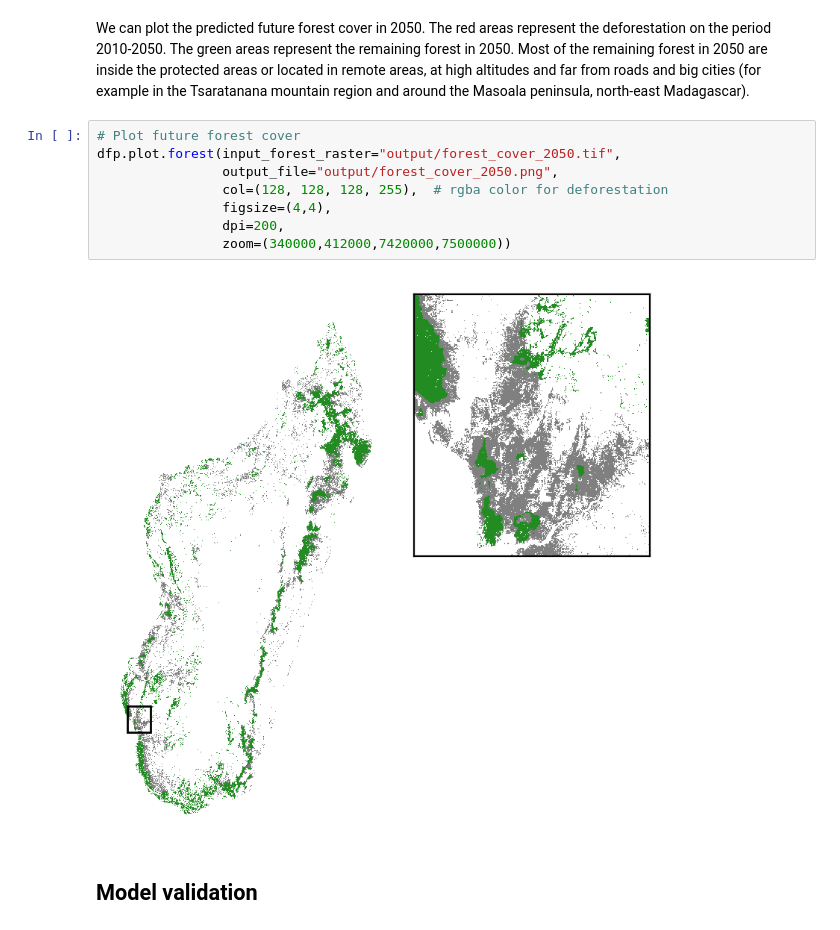
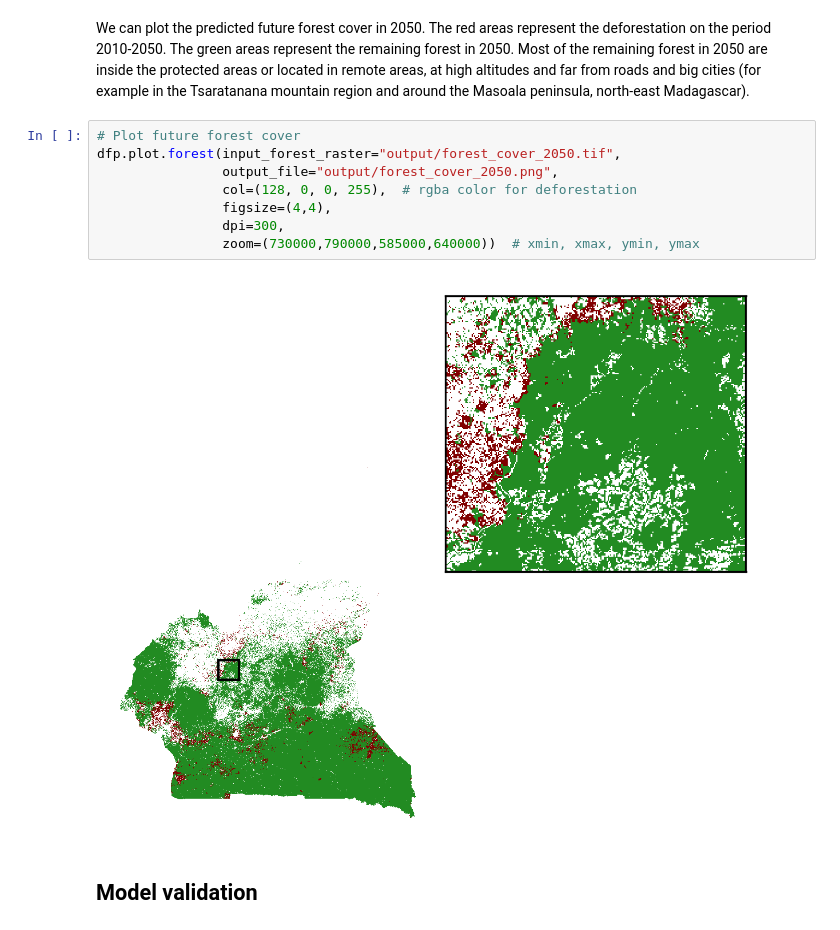
Before and after one commit to ghislainv/workshopReCaREDD, a Jupyter notebook: deforCameroon/notebook/notebook.ipynb, the cells around one changed output. Cells and saved outputs as stored; diff of their text form.

```diff
--- a/deforCameroon/notebook/notebook.ipynb
+++ b/deforCameroon/notebook/notebook.ipynb
@@ -449,13 +463,13 @@ We can plot the predicted future forest cover in 2050. The red areas represent t
 # %%
 # Plot future forest cover
 dfp.plot.forest(input_forest_raster="output/forest_cover_2050.tif",
                 output_file="output/forest_cover_2050.png",
-                col=(128, 128, 128, 255),  # rgba color for deforestation
+                col=(128, 0, 0, 255),  # rgba color for deforestation
                 figsize=(4,4),
-                dpi=200,
-                zoom=(340000,412000,7420000,7500000))
+                dpi=300,
+                zoom=(730000,790000,585000,640000))  # xmin, xmax, ymin, ymax
 # %% [output]
-[figure, old version]
+[figure, new version]
 # %% [markdown]
 ## Model validation
 # %% [markdown]
```
Also changed, not shown: parts of 10 cells of this notebook, 3 other files.
